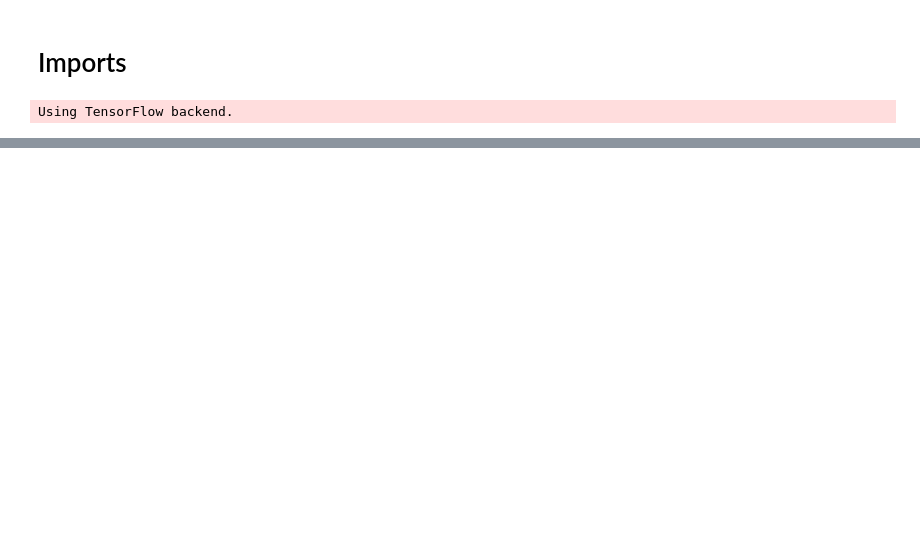
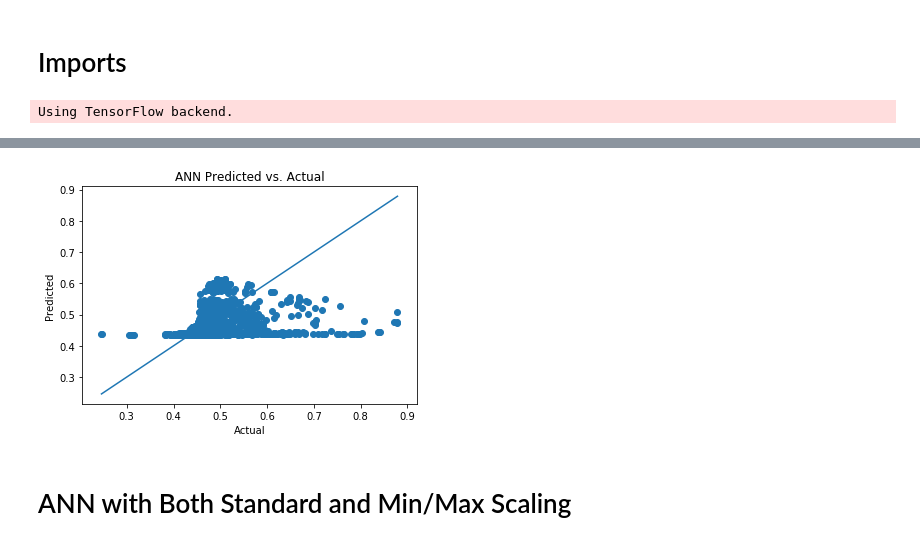
Before and after one commit to blthayer/ecen-715-project, a Jupyter notebook: machine_learning/ann.ipynb, the cells around one changed output, grey strips where cells are left out. Saved outputs shown, nothing was run; the diff lists cells and outputs as text; code cells hidden in the pictures; blank space fills up the shorter version.

```diff
--- a/machine_learning/ann.ipynb
+++ b/machine_learning/ann.ipynb
@@ -92,0 +114,2 @@ plt.show()
+# %%
+y_pred_mm, x_test_mm, y_test_mm = train_predict(suffix='_mm')
@@ -92,0 +134,6 @@ plt.show()
+# %%
+plot(y_p=y_pred_mm, x_t=x_test_mm, y_t=y_test_mm)
+# %% [output]
+[figure, added]
+# %% [markdown]
+# ANN with Both Standard and Min/Max Scaling
```
Also changed, not shown: parts of 16 cells of this notebook, 2 other files.
